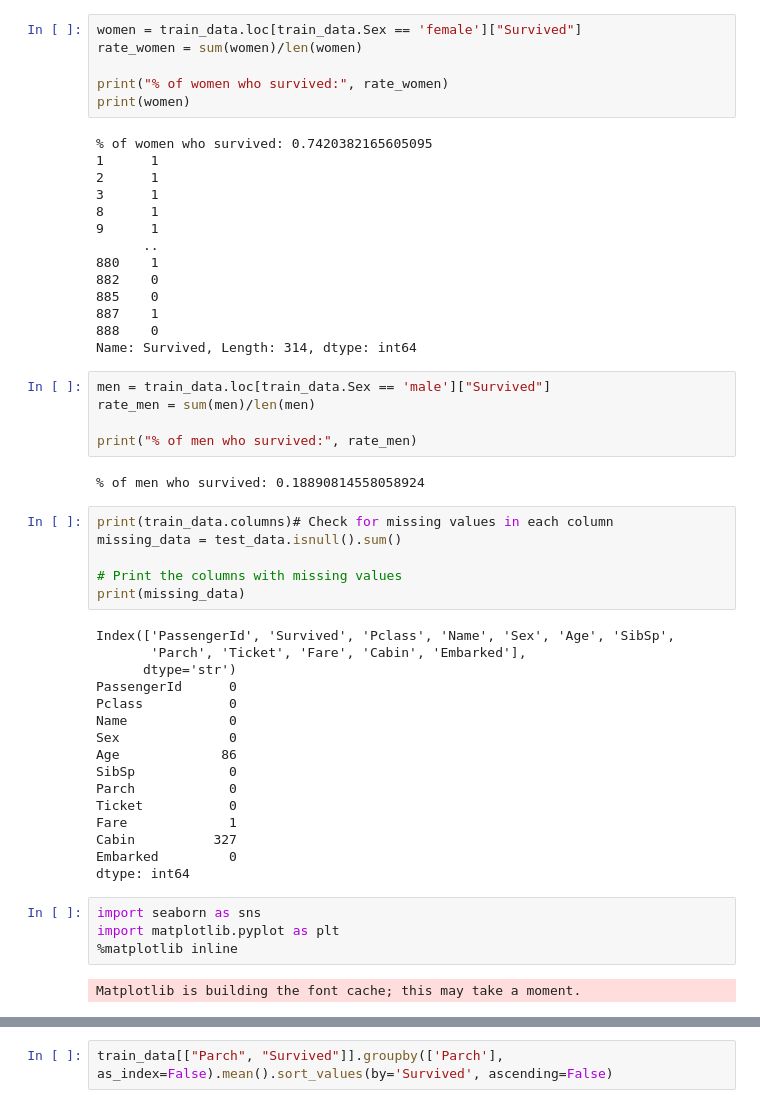
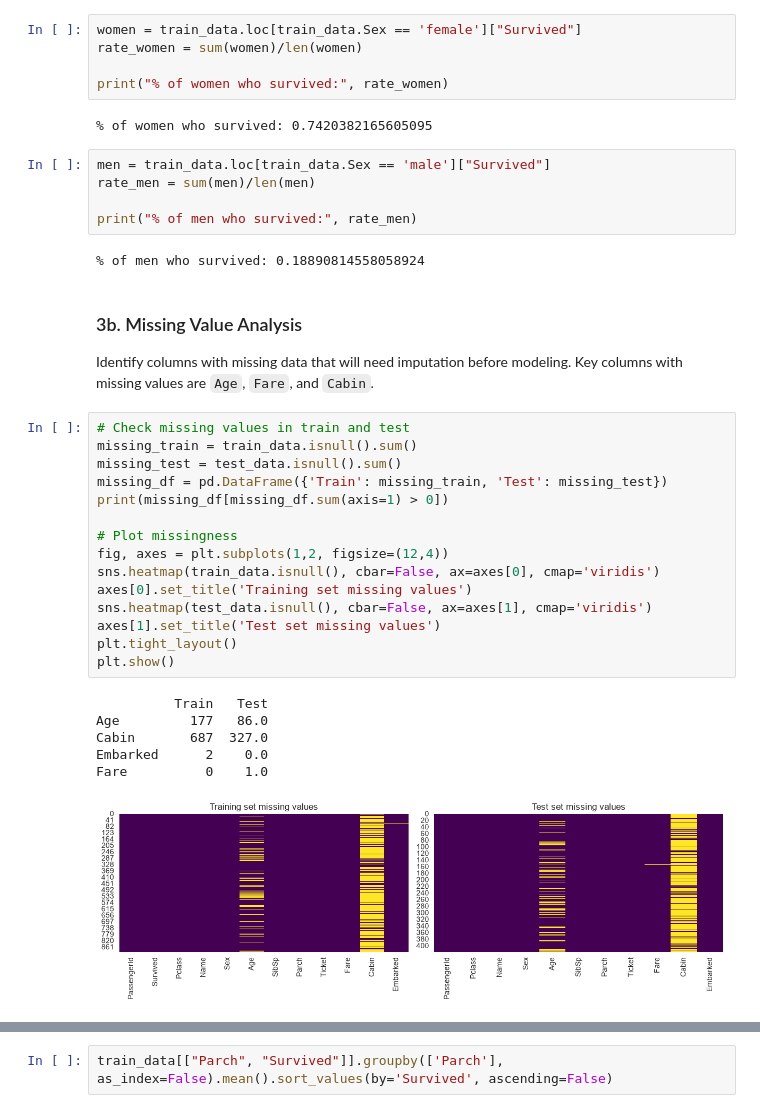
Before and after one commit to amir-rahmani84/titanic-disaster, a Jupyter notebook: notebook41fcd16c13.ipynb, the cells around one changed output, grey strips where cells are left out. Saved outputs shown, nothing was run; the diff lists cells and outputs as text.

```diff
--- a/notebook41fcd16c13.ipynb
+++ b/notebook41fcd16c13.ipynb
@@ -52,21 +138,8 @@ women = train_data.loc[train_data.Sex == 'female']["Survived"]
 rate_women = sum(women)/len(women)
 
 print("% of women who survived:", rate_women)
-print(women)
 # %% [output]
 % of women who survived: 0.7420382165605095
-1      1
-2      1
-3      1
-8      1
-9      1
-      ..
-880    1
-882    0
-885    0
-887    1
-888    0
-Name: Survived, Length: 314, dtype: int64
 # %%
 men = train_data.loc[train_data.Sex == 'male']["Survived"]
 rate_men = sum(men)/len(men)
@@ -74,31 +147,29 @@ rate_men = sum(men)/len(men)
 print("% of men who survived:", rate_men)
 # %% [output]
 % of men who survived: 0.18890814558058924
-# %%
-print(train_data.columns)# Check for missing values in each column
-missing_data = test_data.isnull().sum()
-
-# Print the columns with missing values
-print(missing_data)
-# %% [output]
-Index(['PassengerId', 'Survived', 'Pclass', 'Name', 'Sex', 'Age', 'SibSp',
-       'Parch', 'Ticket', 'Fare', 'Cabin', 'Embarked'],
-      dtype='str')
-PassengerId      0
-Pclass           0
-Name             0
-Sex              0
-Age             86
-SibSp            0
-Parch            0
-Ticket           0
-Fare             1
-Cabin          327
-Embarked         0
-dtype: int64
+# %% [markdown]
+### 3b. Missing Value Analysis
+
+Identify columns with missing data that will need imputation before modeling. Key columns with missing values are `Age`, `Fare`, and `Cabin`.
 # %%
-import seaborn as sns
-import matplotlib.pyplot as plt
-%matplotlib inline
+# Check missing values in train and test
+missing_train = train_data.isnull().sum()
+missing_test = test_data.isnull().sum()
+missing_df = pd.DataFrame({'Train': missing_train, 'Test': missing_test})
+print(missing_df[missing_df.sum(axis=1) > 0])
+
+# Plot missingness
+fig, axes = plt.subplots(1,2, figsize=(12,4))
+sns.heatmap(train_data.isnull(), cbar=False, ax=axes[0], cmap='viridis')
+axes[0].set_title('Training set missing values')
+sns.heatmap(test_data.isnull(), cbar=False, ax=axes[1], cmap='viridis')
+axes[1].set_title('Test set missing values')
+plt.tight_layout()
+plt.show()
 # %% [output]
-Matplotlib is building the font cache; this may take a moment.
+          Train   Test
+Age         177   86.0
+Cabin       687  327.0
+Embarked      2    0.0
+Fare          0    1.0
+[figure, added]
```
Also changed, not shown: parts of 26 cells of this notebook, 2 other files.
